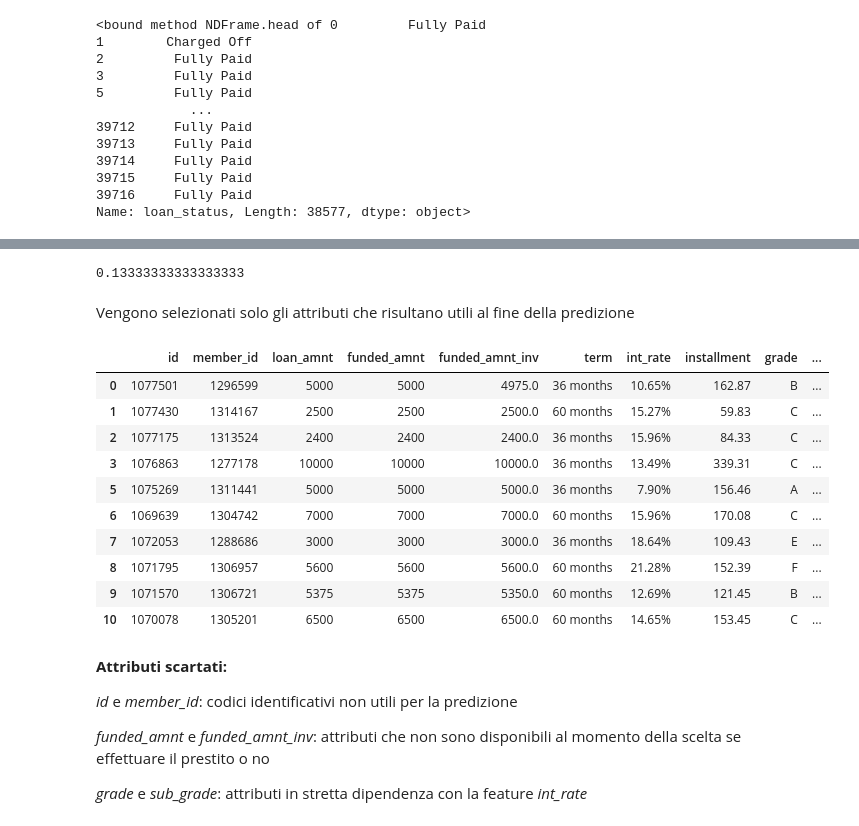
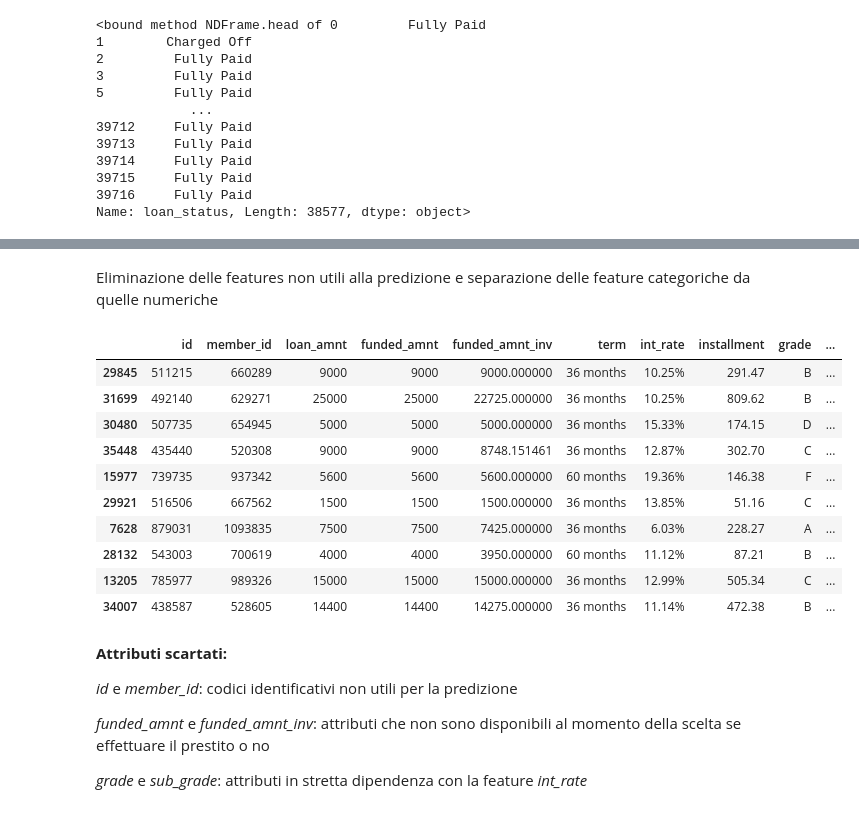
Before and after one commit to FabianoVeglianti/MachineLearningProject, a Jupyter notebook: loanRisk.ipynb, the cells around one changed output, grey strips where cells are left out. Saved outputs shown, nothing was run; the diff lists cells and outputs as text; code cells hidden in the pictures.

Commit message:
Aggiunto parsing delle colonne e splitting train-test. Aggiunta dataCleaner.py

```diff
--- a/loanRisk.ipynb
+++ b/loanRisk.ipynb
@@ -62,9 +66,18 @@ Name: loan_status, Length: 38577, dtype: object>
+# %%
+columns = data.columns
+features = columns.drop('loan_status')
+target = ['loan_status']
+x = data[features]
+y = data[target]
+
+train_x, test_x, train_y, test_y = model_selection.train_test_split(x, y, test_size=0.3, random_state=0)
+dataCleaner = dataCleaner()
 # %%
 
 ## FIX i warning
-
-data.loan_status[(data['loan_status']  == 'Fully Paid')]=0
-data.loan_status[(data['loan_status']  == 'Charged Off')]=1
+loan_status_dict = {'Fully Paid':0, 'Charged Off':1}
+dataCleaner.set_target_mapDict(loan_status_dict)
+dataCleaner.encode_target(train_y)
 # %% [output]
 A value is trying to be set on a copy of a slice from a DataFrame
 
@@ -102,10 +107,11 @@ len(data.columns)
 def unique_non_null(df):
     return df.dropna().unique()
 # %%
-uniqueValue = []
-for col in data.columns:
+colNotUniqueValue = []
+for col in train_x.columns:
     colUniqueValuesCount = len(unique_non_null(data[col]))
-    uniqueValue.append(colUniqueValuesCount > 1)
+    if colUniqueValuesCount > 1:
+        colNotUniqueValue.append(col)
     print(col, "\t", colUniqueValuesCount)                  # DA FORMATTARE MEGLIO
 # %% [output]
 id       38577
@@ -130 +134,3 @@ data = data.loc[:, uniqueValue]
+# %%
+train_x = train_x.loc[:, colNotUniqueValue]
 # %%
@@ -155,27 +149,23 @@ Length: 38577, dtype: float64
-# %%
-np.max(percentageNanInRow)
-# %% [output]
-0.13333333333333333
+# %% [markdown]
+Eliminazione delle features non utili alla predizione e separazione delle feature categoriche da quelle numeriche
 # %%
 categorical_features=[]
 numerical_features=[]
-# %% [markdown]
-Vengono selezionati solo gli attributi che risultano utili al fine della predizione
 # %%
 colIdx = range(0,10)
-data.iloc[:,colIdx].head(10)
+train_x.iloc[:,colIdx].head(10)
 # %% [output]
 |  | id | member_id | loan_amnt | funded_amnt | funded_amnt_inv | term | int_rate | installment | grade | ... |
-| 0 | 1077501 | 1296599 | 5000 | 5000 | 4975.0 | 36 months | 10.65% | 162.87 | B | ... |
-| 1 | 1077430 | 1314167 | 2500 | 2500 | 2500.0 | 60 months | 15.27% | 59.83 | C | ... |
-| 2 | 1077175 | 1313524 | 2400 | 2400 | 2400.0 | 36 months | 15.96% | 84.33 | C | ... |
-| 3 | 1076863 | 1277178 | 10000 | 10000 | 10000.0 | 36 months | 13.49% | 339.31 | C | ... |
-| 5 | 1075269 | 1311441 | 5000 | 5000 | 5000.0 | 36 months | 7.90% | 156.46 | A | ... |
-| 6 | 1069639 | 1304742 | 7000 | 7000 | 7000.0 | 60 months | 15.96% | 170.08 | C | ... |
-| 7 | 1072053 | 1288686 | 3000 | 3000 | 3000.0 | 36 months | 18.64% | 109.43 | E | ... |
-| 8 | 1071795 | 1306957 | 5600 | 5600 | 5600.0 | 60 months | 21.28% | 152.39 | F | ... |
-| 9 | 1071570 | 1306721 | 5375 | 5375 | 5350.0 | 60 months | 12.69% | 121.45 | B | ... |
-| 10 | 1070078 | 1305201 | 6500 | 6500 | 6500.0 | 60 months | 14.65% | 153.45 | C | ... |
+| 29845 | 511215 | 660289 | 9000 | 9000 | 9000.000000 | 36 months | 10.25% | 291.47 | B | ... |
+| 31699 | 492140 | 629271 | 25000 | 25000 | 22725.000000 | 36 months | 10.25% | 809.62 | B | ... |
+| 30480 | 507735 | 654945 | 5000 | 5000 | 5000.000000 | 36 months | 15.33% | 174.15 | D | ... |
+| 35448 | 435440 | 520308 | 9000 | 9000 | 8748.151461 | 36 months | 12.87% | 302.70 | C | ... |
+| 15977 | 739735 | 937342 | 5600 | 5600 | 5600.000000 | 60 months | 19.36% | 146.38 | F | ... |
+| 29921 | 516506 | 667562 | 1500 | 1500 | 1500.000000 | 36 months | 13.85% | 51.16 | C | ... |
+| 7628 | 879031 | 1093835 | 7500 | 7500 | 7425.000000 | 36 months | 6.03% | 228.27 | A | ... |
+| 28132 | 543003 | 700619 | 4000 | 4000 | 3950.000000 | 60 months | 11.12% | 87.21 | B | ... |
+| 13205 | 785977 | 989326 | 15000 | 15000 | 15000.000000 | 36 months | 12.99% | 505.34 | C | ... |
+| 34007 | 438587 | 528605 | 14400 | 14400 | 14275.000000 | 36 months | 11.14% | 472.38 | B | ... |
 # %% [markdown]
 <b>Attributi scartati:</b>
 
```
Also changed, not shown: parts of 30 cells of this notebook, 2 other files.
